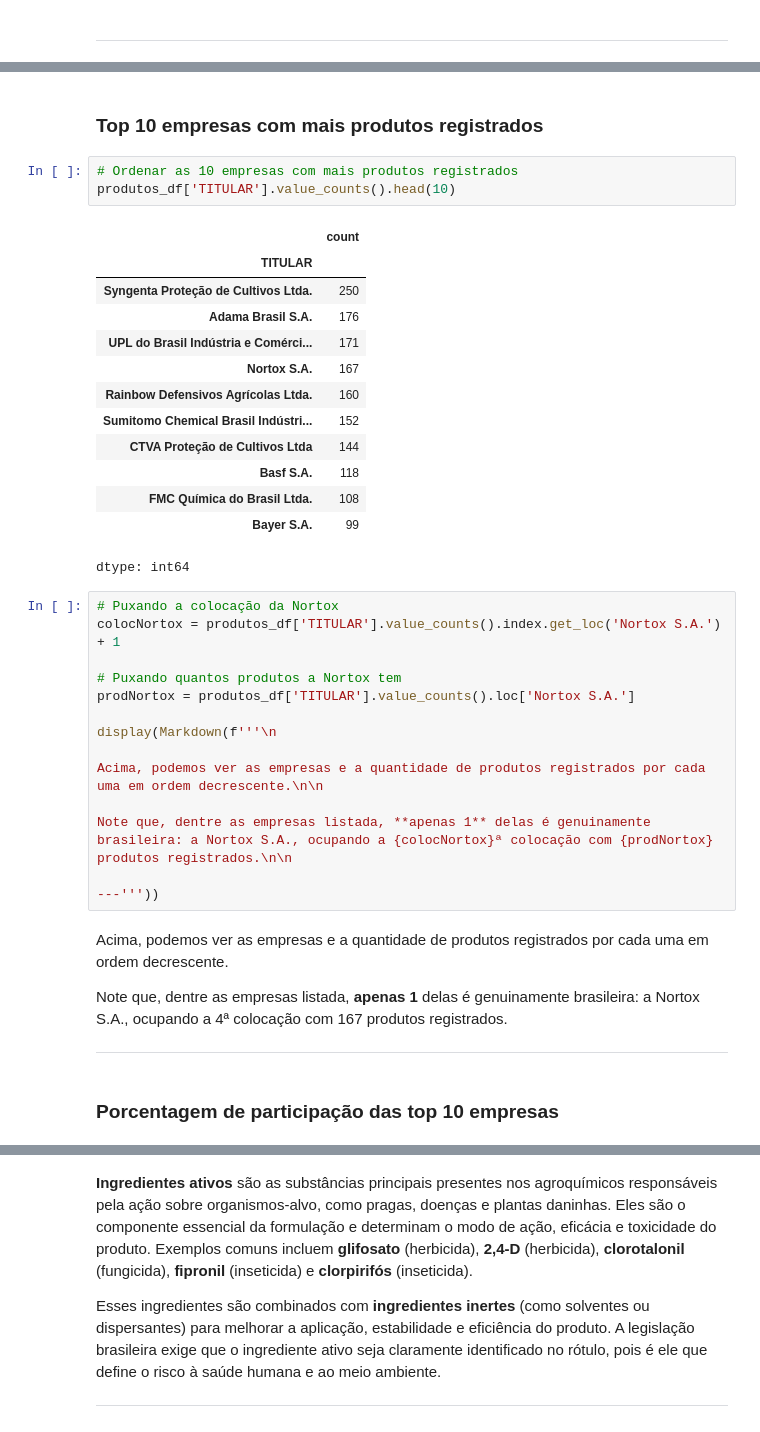
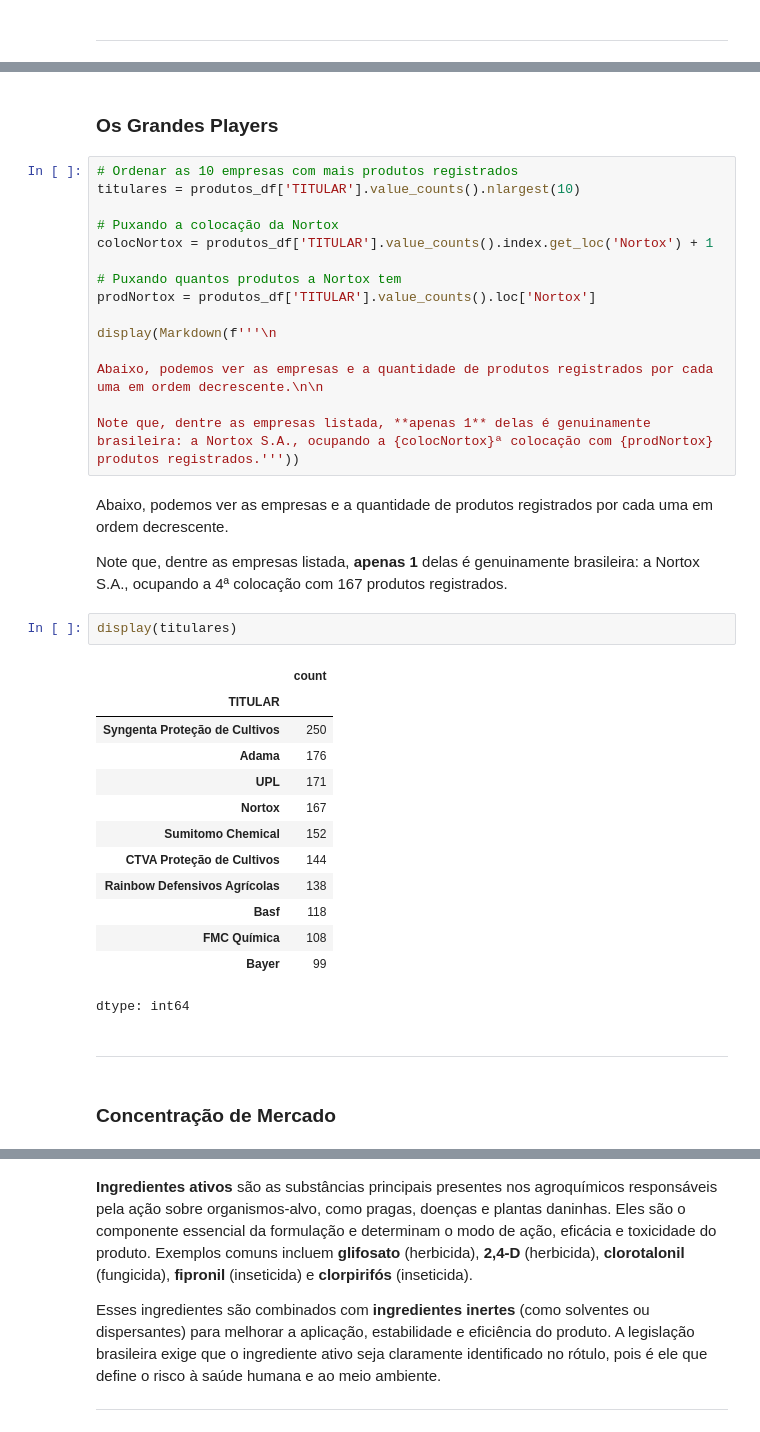
Before and after one commit to luan-vsd/Analise-Agrofit, a Jupyter notebook: notebooks/agrofit.ipynb, the cells around one changed output, grey strips where cells are left out. Drawn from its saved outputs; the diff is of its cells as text.

```diff
--- a/notebooks/agrofit.ipynb
+++ b/notebooks/agrofit.ipynb
@@ -103,51 +102,49 @@ Vale ressaltar que, algumas poucas empresas atuam sob diferentes inscrições.
 # %% [markdown]
-### Top 10 empresas com mais produtos registrados
+### Os Grandes Players
 # %%
 # Ordenar as 10 empresas com mais produtos registrados
-produtos_df['TITULAR'].value_counts().head(10)
+titulares = produtos_df['TITULAR'].value_counts().nlargest(10)
+
+# Puxando a colocação da Nortox
+colocNortox = produtos_df['TITULAR'].value_counts().index.get_loc('Nortox') + 1
+
+# Puxando quantos produtos a Nortox tem
+prodNortox = produtos_df['TITULAR'].value_counts().loc['Nortox']
+
+display(Markdown(f'''\n
+
+Abaixo, podemos ver as empresas e a quantidade de produtos registrados por cada uma em ordem decrescente.\n\n
+
+Note que, dentre as empresas listada, **apenas 1** delas é genuinamente brasileira: a Nortox S.A., ocupando a {colocNortox}ª colocação com {prodNortox} produtos registrados.'''))
 # %% [output]
-|  | count |
-| TITULAR |  |
-| Syngenta Proteção de Cultivos Ltda. | 250 |
-| Adama Brasil S.A. | 176 |
-| UPL do Brasil Indústria e Comérci... | 171 |
-| Nortox S.A. | 167 |
-| Rainbow Defensivos Agrícolas Ltda. | 160 |
-| Sumitomo Chemical Brasil Indústri... | 152 |
-| CTVA Proteção de Cultivos Ltda | 144 |
-| Basf S.A. | 118 |
-| FMC Química do Brasil Ltda. | 108 |
-| Bayer S.A. | 99 |
-dtype: int64
+
+
+
+Abaixo, podemos ver as empresas e a quantidade de produtos registrados por cada uma em ordem decrescente.
+
+
+
+Note que, dentre as empresas listada, **apenas 1** delas é genuinamente brasileira: a Nortox S.A., ocupando a 4ª colocação com 167 produtos registrados.
 # %%
-# Puxando a colocação da Nortox
-colocNortox = produtos_df['TITULAR'].value_counts().index.get_loc('Nortox S.A.') + 1
-
-# Puxando quantos produtos a Nortox tem
-prodNortox = produtos_df['TITULAR'].value_counts().loc['Nortox S.A.']
-
-display(Markdown(f'''\n
-
-Acima, podemos ver as empresas e a quantidade de produtos registrados por cada uma em ordem decrescente.\n\n
-
-Note que, dentre as empresas listada, **apenas 1** delas é genuinamente brasileira: a Nortox S.A., ocupando a {colocNortox}ª colocação com {prodNortox} produtos registrados.\n\n
-
----'''))
+display(titulares)
 # %% [output]
-
-
-
-Acima, podemos ver as empresas e a quantidade de produtos registrados por cada uma em ordem decrescente.
-
-
-
-Note que, dentre as empresas listada, **apenas 1** delas é genuinamente brasileira: a Nortox S.A., ocupando a 4ª colocação com 167 produtos registrados.
-
-
-
----
+|  | count |
+| TITULAR |  |
+| Syngenta Proteção de Cultivos | 250 |
+| Adama | 176 |
+| UPL | 171 |
+| Nortox | 167 |
+| Sumitomo Chemical | 152 |
+| CTVA Proteção de Cultivos | 144 |
+| Rainbow Defensivos Agrícolas | 138 |
+| Basf | 118 |
+| FMC Química | 108 |
+| Bayer | 99 |
+dtype: int64
+# %% [markdown]
+---
 # %% [markdown]
-### Porcentagem de participação das top 10 empresas
+### Concentração de Mercado
 # %%
 # Porcentagem arredondada do número total de produtos das top 10 empresas comparadas ao total de produtos
 porc_prod = round(produtos_df['TITULAR'].value_counts().head(10).sum() / produtos_df['NR_REGISTRO'].value_counts().sum() * 100, 2)
```
Also changed, not shown: parts of 115 cells of this notebook.
